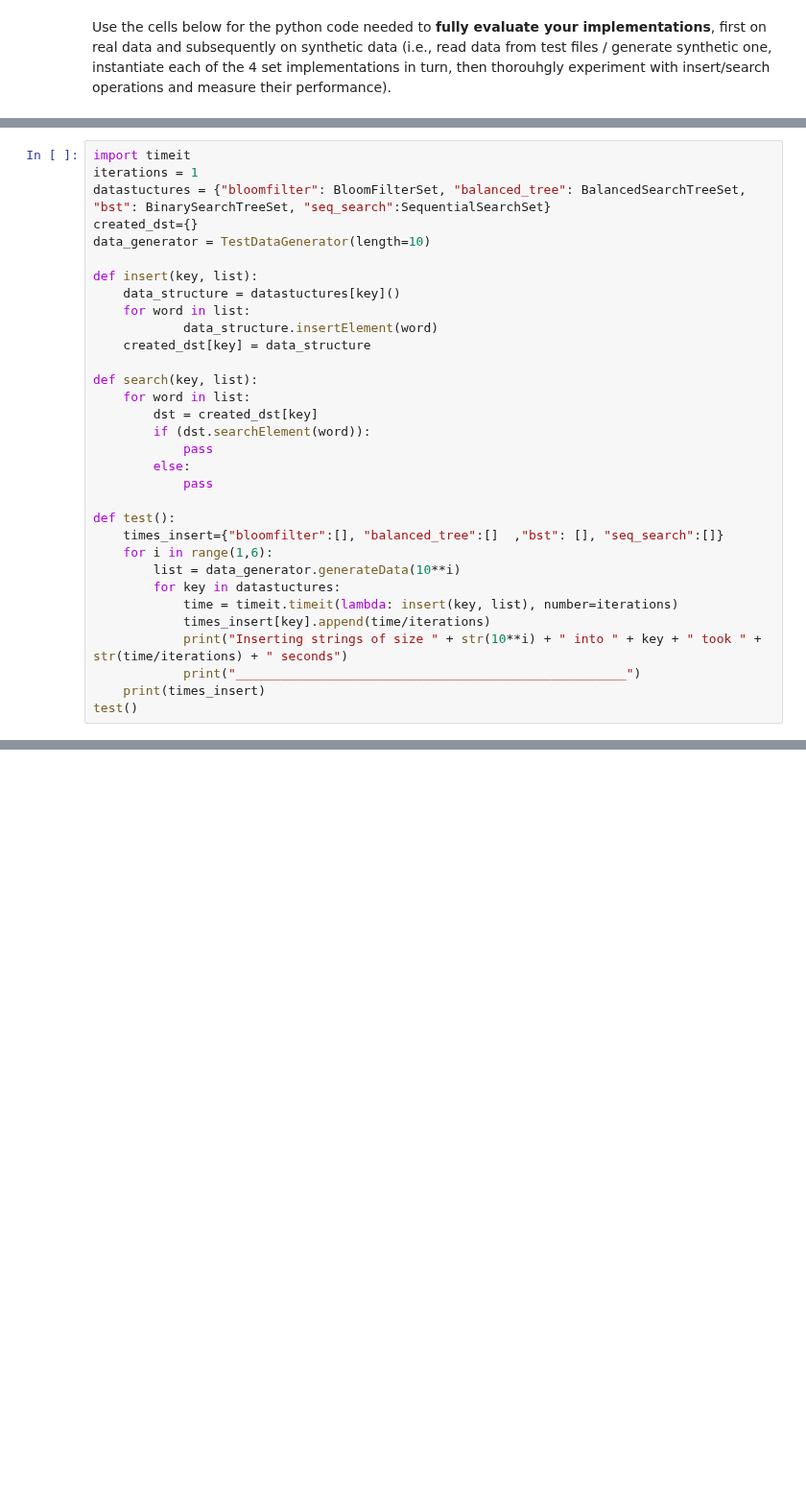
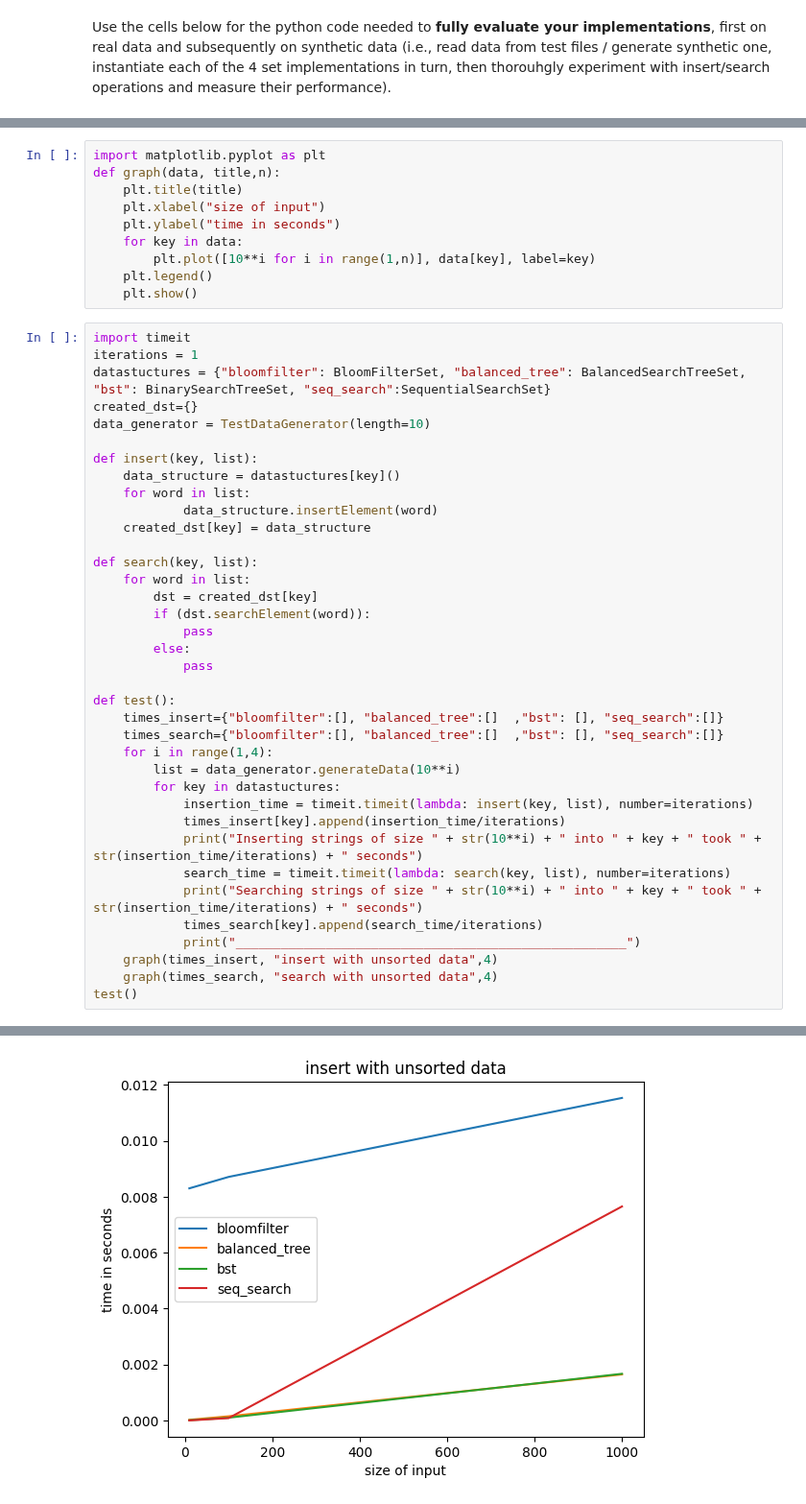
Before and after one commit to Ahmed-Ansari02/COMP0005, a Jupyter notebook: SetMembership.ipynb, the cells around one changed output, grey strips where cells are left out. Shown at 96% size. Cells and saved outputs as stored; diff of their text form; blank space fills up the shorter version.

Commit message:
added graphs to compare search and insert time

```diff
--- a/SetMembership.ipynb
+++ b/SetMembership.ipynb
@@ -623,5 +623,15 @@ Searching file 1 in bst took 0.0013712499057874084 seconds
 ____________________________________________________
 KeyboardInterrupt:
+# %%
+import matplotlib.pyplot as plt
+def graph(data, title,n):
+    plt.title(title)
+    plt.xlabel("size of input")
+    plt.ylabel("time in seconds")
+    for key in data:
+        plt.plot([10**i for i in range(1,n)], data[key], label=key)
+    plt.legend()
+    plt.show()
 # %%
 import timeit
 iterations = 1
@@ -645,13 +655,18 @@ def search(key, list):
 
 def test():
     times_insert={"bloomfilter":[], "balanced_tree":[]  ,"bst": [], "seq_search":[]}
-    for i in range(1,6):
+    times_search={"bloomfilter":[], "balanced_tree":[]  ,"bst": [], "seq_search":[]}
+    for i in range(1,4):
         list = data_generator.generateData(10**i)
         for key in datastuctures:
-            time = timeit.timeit(lambda: insert(key, list), number=iterations)
-            times_insert[key].append(time/iterations)
-            print("Inserting strings of size " + str(10**i) + " into " + key + " took " + str(time/iterations) + " seconds")
+            insertion_time = timeit.timeit(lambda: insert(key, list), number=iterations)
+            times_insert[key].append(insertion_time/iterations)
+            print("Inserting strings of size " + str(10**i) + " into " + key + " took " + str(insertion_time/iterations) + " seconds")
+            search_time = timeit.timeit(lambda: search(key, list), number=iterations)
+            print("Searching strings of size " + str(10**i) + " into " + key + " took " + str(insertion_time/iterations) + " seconds")
+            times_search[key].append(search_time/iterations)
             print("____________________________________________________")
-    print(times_insert)
+    graph(times_insert, "insert with unsorted data",4)
+    graph(times_search, "search with unsorted data",4)
 test()
 # %% [output]
@@ -674,0 +690 @@ ____________________________________________________
+[figure, added]
```
Also changed, not shown: parts of 4 cells of this notebook.
